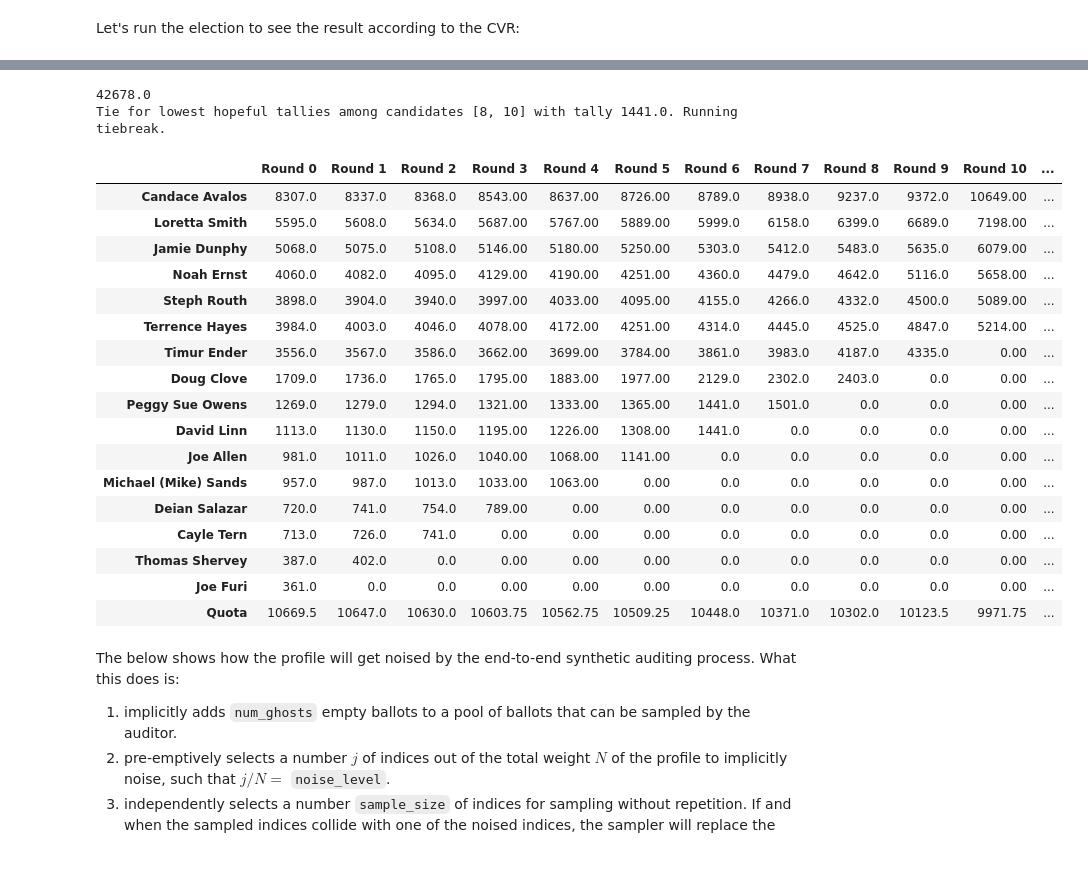
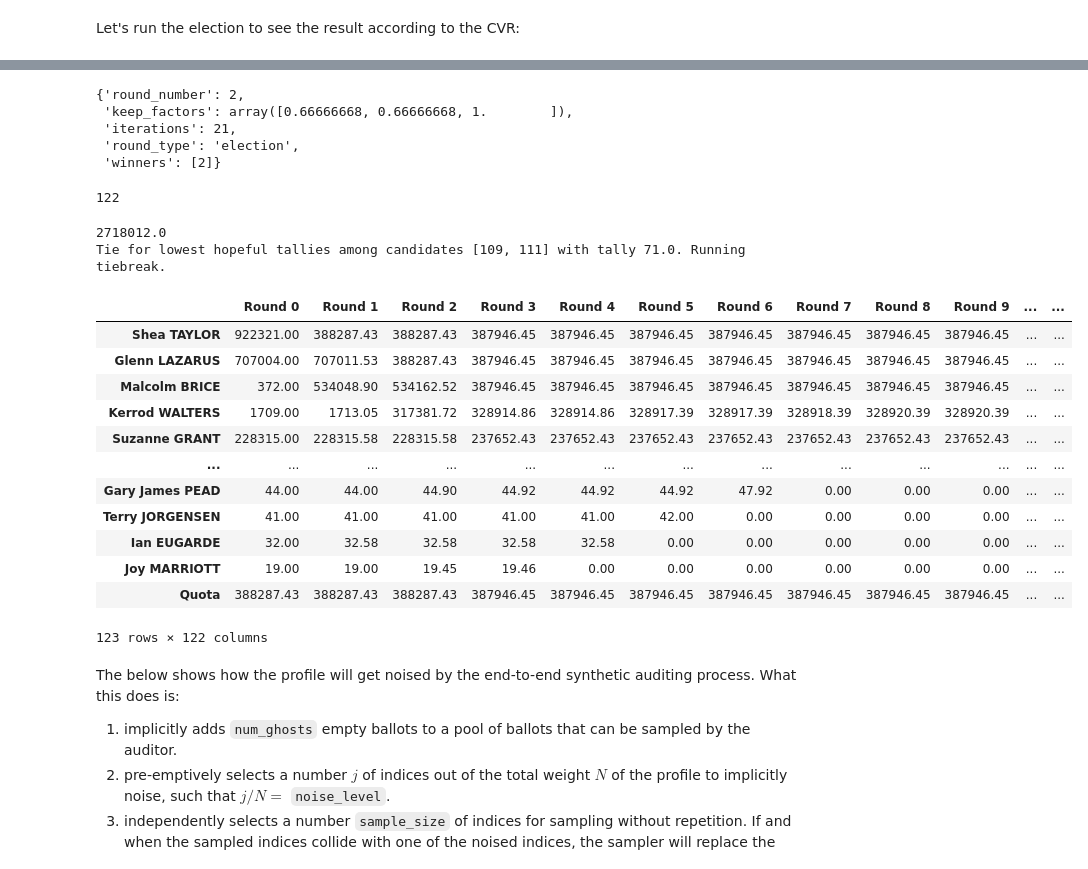
Before and after one commit to EdouardHeitzmann/meek, a Jupyter notebook: portland_d1_demo.ipynb, the cells around one changed output, grey strips where cells are left out. Saved outputs shown, nothing was run; the diff lists cells and outputs as text; code cells hidden in the pictures.

```diff
--- a/portland_d1_demo.ipynb
+++ b/portland_d1_demo.ipynb
@@ -18,7 +18,7 @@ from votekit.cleaning import remove_and_condense_rank_profile, remove_cand_rank_
 #perth_kinross_profile = load_scottish("data/scot-elex/6_cands/perth_kinross_2012_ward9.csv")[0]
 #other_scottish_profile = load_scottish("data/scot-elex/6_cands/east_ayrshire_2022_ward9.csv")[0]
 
-D1_profile = PreferenceProfile.from_pickle("data/portland/Portland_D1.pkl")
+#D1_profile = PreferenceProfile.from_pickle("data/portland/Portland_D1.pkl")
 #D2_profile = PreferenceProfile.from_pickle("data/portland/Portland_D2.pkl")
 #D3_profile = PreferenceProfile.from_pickle("data/portland/Portland_D3.pkl")
 #D4_profile = PreferenceProfile.from_pickle("data/portland/Portland_D4.pkl")
@@ -26,6 +26,8 @@ D1_profile = PreferenceProfile.from_pickle("data/portland/Portland_D1.pkl")
 #D1_non_viable_cands = ["Joe Furi", "Thomas Shervey", "Cayle Tern", "Deian Salazar", "Michael (Mike) Sands", "Joe Allen", "David Linn", "Peggy Sue Owens"]
 #D1_viable_profile = remove_and_condense_rank_profile(D1_non_viable_cands, D1_profile)
 
-profile = D1_profile
+#victoria_profile = load_scottish("/home/nardo/research/data/australia/votekit_csv/2016/qld_2016_votekit.csv")[0]
+
+#profile = victoria_profile
 # %% [markdown]
 Let's run the election to see the result according to the CVR:
@@ -32,29 +61,36 @@ Let's run the election to see the result according to the CVR:
+# %%
+elec._play_by_play[2]
+# %% [output]
+{'round_number': 2,
+ 'keep_factors': array([0.66666668, 0.66666668, 1.        ]),
+ 'iterations': 21,
+ 'round_type': 'election',
+ 'winners': [2]}
+# %%
+len(profile.candidates)
+# %% [output]
+122
 # %%
 num_ballots = profile.total_ballot_wt
 print(num_ballots)
-meek_elec = MeekSTV(profile, m=3, tiebreak="random")
+meek_elec = MeekSTV(profile, m=6, tiebreak="random")
 meek_elec.get_score_df()
 # %% [output]
-42678.0
-Tie for lowest hopeful tallies among candidates [8, 10] with tally 1441.0. Running tiebreak.
+2718012.0
+Tie for lowest hopeful tallies among candidates [109, 111] with tally 71.0. Running tiebreak.
-|  | Round 0 | Round 1 | Round 2 | Round 3 | Round 4 | Round 5 | Round 6 | Round 7 | Round 8 | Round 9 | Round 10 | ... |
-| Candace Avalos | 8307.0 | 8337.0 | 8368.0 | 8543.00 | 8637.00 | 8726.00 | 8789.0 | 8938.0 | 9237.0 | 9372.0 | 10649.00 | ... |
-| Loretta Smith | 5595.0 | 5608.0 | 5634.0 | 5687.00 | 5767.00 | 5889.00 | 5999.0 | 6158.0 | 6399.0 | 6689.0 | 7198.00 | ... |
-| Jamie Dunphy | 5068.0 | 5075.0 | 5108.0 | 5146.00 | 5180.00 | 5250.00 | 5303.0 | 5412.0 | 5483.0 | 5635.0 | 6079.00 | ... |
-| Noah Ernst | 4060.0 | 4082.0 | 4095.0 | 4129.00 | 4190.00 | 4251.00 | 4360.0 | 4479.0 | 4642.0 | 5116.0 | 5658.00 | ... |
-| Steph Routh | 3898.0 | 3904.0 | 3940.0 | 3997.00 | 4033.00 | 4095.00 | 4155.0 | 4266.0 | 4332.0 | 4500.0 | 5089.00 | ... |
-| Terrence Hayes | 3984.0 | 4003.0 | 4046.0 | 4078.00 | 4172.00 | 4251.00 | 4314.0 | 4445.0 | 4525.0 | 4847.0 | 5214.00 | ... |
-| Timur Ender | 3556.0 | 3567.0 | 3586.0 | 3662.00 | 3699.00 | 3784.00 | 3861.0 | 3983.0 | 4187.0 | 4335.0 | 0.00 | ... |
-| Doug Clove | 1709.0 | 1736.0 | 1765.0 | 1795.00 | 1883.00 | 1977.00 | 2129.0 | 2302.0 | 2403.0 | 0.0 | 0.00 | ... |
-| Peggy Sue Owens | 1269.0 | 1279.0 | 1294.0 | 1321.00 | 1333.00 | 1365.00 | 1441.0 | 1501.0 | 0.0 | 0.0 | 0.00 | ... |
-| David Linn | 1113.0 | 1130.0 | 1150.0 | 1195.00 | 1226.00 | 1308.00 | 1441.0 | 0.0 | 0.0 | 0.0 | 0.00 | ... |
-| Joe Allen | 981.0 | 1011.0 | 1026.0 | 1040.00 | 1068.00 | 1141.00 | 0.0 | 0.0 | 0.0 | 0.0 | 0.00 | ... |
-| Michael (Mike) Sands | 957.0 | 987.0 | 1013.0 | 1033.00 | 1063.00 | 0.00 | 0.0 | 0.0 | 0.0 | 0.0 | 0.00 | ... |
-| Deian Salazar | 720.0 | 741.0 | 754.0 | 789.00 | 0.00 | 0.00 | 0.0 | 0.0 | 0.0 | 0.0 | 0.00 | ... |
-| Cayle Tern | 713.0 | 726.0 | 741.0 | 0.00 | 0.00 | 0.00 | 0.0 | 0.0 | 0.0 | 0.0 | 0.00 | ... |
-| Thomas Shervey | 387.0 | 402.0 | 0.0 | 0.00 | 0.00 | 0.00 | 0.0 | 0.0 | 0.0 | 0.0 | 0.00 | ... |
-| Joe Furi | 361.0 | 0.0 | 0.0 | 0.00 | 0.00 | 0.00 | 0.0 | 0.0 | 0.0 | 0.0 | 0.00 | ... |
-| Quota | 10669.5 | 10647.0 | 10630.0 | 10603.75 | 10562.75 | 10509.25 | 10448.0 | 10371.0 | 10302.0 | 10123.5 | 9971.75 | ... |
+|  | Round 0 | Round 1 | Round 2 | Round 3 | Round 4 | Round 5 | Round 6 | Round 7 | Round 8 | Round 9 | ... | ... |
+| Shea TAYLOR | 922321.00 | 388287.43 | 388287.43 | 387946.45 | 387946.45 | 387946.45 | 387946.45 | 387946.45 | 387946.45 | 387946.45 | ... | ... |
+| Glenn LAZARUS | 707004.00 | 707011.53 | 388287.43 | 387946.45 | 387946.45 | 387946.45 | 387946.45 | 387946.45 | 387946.45 | 387946.45 | ... | ... |
+| Malcolm BRICE | 372.00 | 534048.90 | 534162.52 | 387946.45 | 387946.45 | 387946.45 | 387946.45 | 387946.45 | 387946.45 | 387946.45 | ... | ... |
+| Kerrod WALTERS | 1709.00 | 1713.05 | 317381.72 | 328914.86 | 328914.86 | 328917.39 | 328917.39 | 328918.39 | 328920.39 | 328920.39 | ... | ... |
+| Suzanne GRANT | 228315.00 | 228315.58 | 228315.58 | 237652.43 | 237652.43 | 237652.43 | 237652.43 | 237652.43 | 237652.43 | 237652.43 | ... | ... |
+| ... | ... | ... | ... | ... | ... | ... | ... | ... | ... | ... | ... | ... |
+| Gary James PEAD | 44.00 | 44.00 | 44.90 | 44.92 | 44.92 | 44.92 | 47.92 | 0.00 | 0.00 | 0.00 | ... | ... |
+| Terry JORGENSEN | 41.00 | 41.00 | 41.00 | 41.00 | 41.00 | 42.00 | 0.00 | 0.00 | 0.00 | 0.00 | ... | ... |
+| Ian EUGARDE | 32.00 | 32.58 | 32.58 | 32.58 | 32.58 | 0.00 | 0.00 | 0.00 | 0.00 | 0.00 | ... | ... |
+| Joy MARRIOTT | 19.00 | 19.00 | 19.45 | 19.46 | 0.00 | 0.00 | 0.00 | 0.00 | 0.00 | 0.00 | ... | ... |
+| Quota | 388287.43 | 388287.43 | 388287.43 | 387946.45 | 387946.45 | 387946.45 | 387946.45 | 387946.45 | 387946.45 | 387946.45 | ... | ... |
+123 rows × 122 columns
 # %% [markdown]
 The below shows how the profile will get noised by the end-to-end synthetic auditing process. What this does is:
 1) implicitly adds `num_ghosts` empty ballots to a pool of ballots that can be sampled by the auditor.
```
Also changed, not shown: parts of 1 cell of this notebook, 4 other files.
